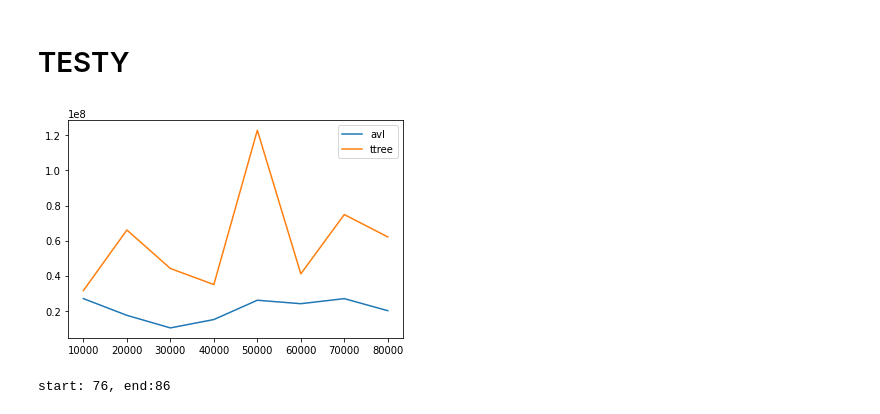
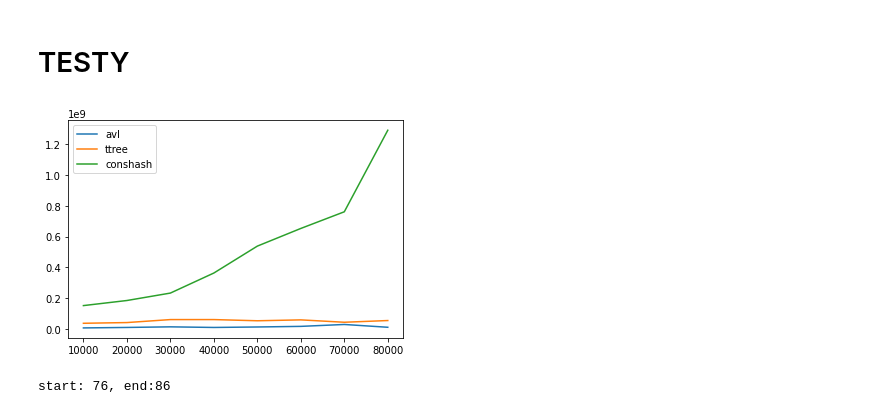
Before and after one commit to WojciechSzczepaniak/-Struktureffizienzstudie, a Jupyter notebook: Pierwsze testy.ipynb, the cells around one changed output. Saved outputs shown, nothing was run; the diff lists cells and outputs as text; code cells hidden in the pictures.

Commit message:
hash with constant number of nodes

```diff
--- a/Pierwsze testy.ipynb
+++ b/Pierwsze testy.ipynb
@@ -689,3 +689,18 @@ def single_search_T_tree(input_data, search):
     duration = time.time_ns() - start
 
     return duration
+# %%
+def single_search_conshash(input_data,search):
+    storage_nodes = []
+    for i in range(40):
+        storage_nodes.append(StorageNode(name=str(i*1000000),host=str(i*1000000+1)))
+    ch = ConsistentHash(len(input_data))
+    for i in storage_nodes:
+        ch.add_node(i)
+    for i in range(len(input_data)):
+        ch.assign(str(input_data[i])).put_storage(i,input_data[i])
+    start = time.time_ns()
+    for i in search:
+        search_cons_single(ch,i)
+    duration = time.time_ns() - start
+    return(duration)
@@ -773,6 +794,7 @@ def delete_T_tree(input_data, delete):
 x = []
 avl = []
 ttree = []
+conshash = []
 for i in range(10000,90000,10000): #[13000]
     input_data = [j for j in range(0,i)]
 
@@ -780,13 +802,15 @@ for i in range(10000,90000,10000): #[13000]
     x.append(i)
     avl.append(single_search_AVL_tree(input_data,search))
     ttree.append(single_search_T_tree(input_data,search))
+    conshash.append(single_search_conshash(input_data,search))
 # %%
 plt.plot(x,avl, label = "avl")
 plt.plot(x, ttree, label = "ttree")
+plt.plot(x, conshash, label = "conshash")
 plt.legend()
 plt.show()
 # %% [output]
-[figure, old version]
+[figure, new version]
 # %%
 def gen_range(max_range,number_in_ranges,num):
     k=[]
```
Also changed, not shown: parts of 3 cells of this notebook, 1 other file.
